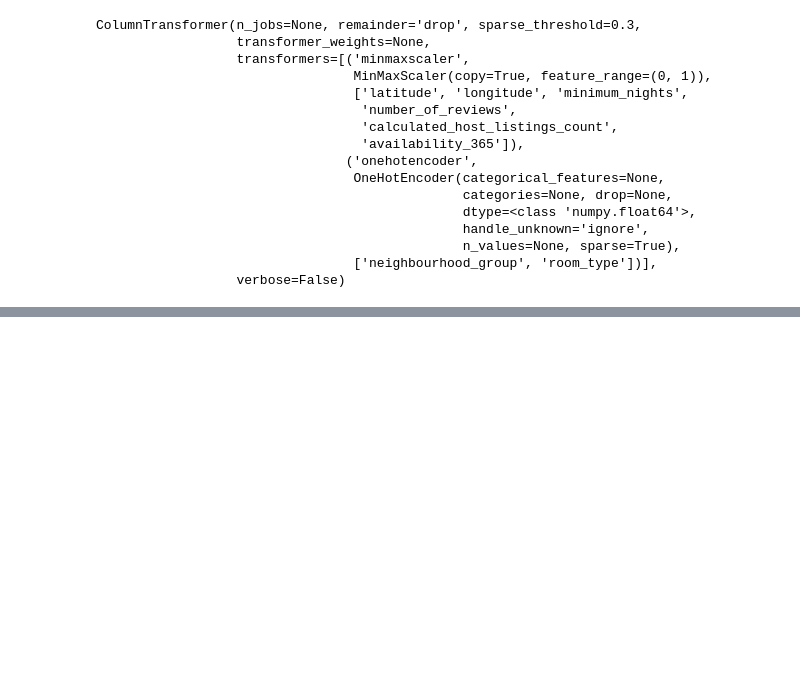
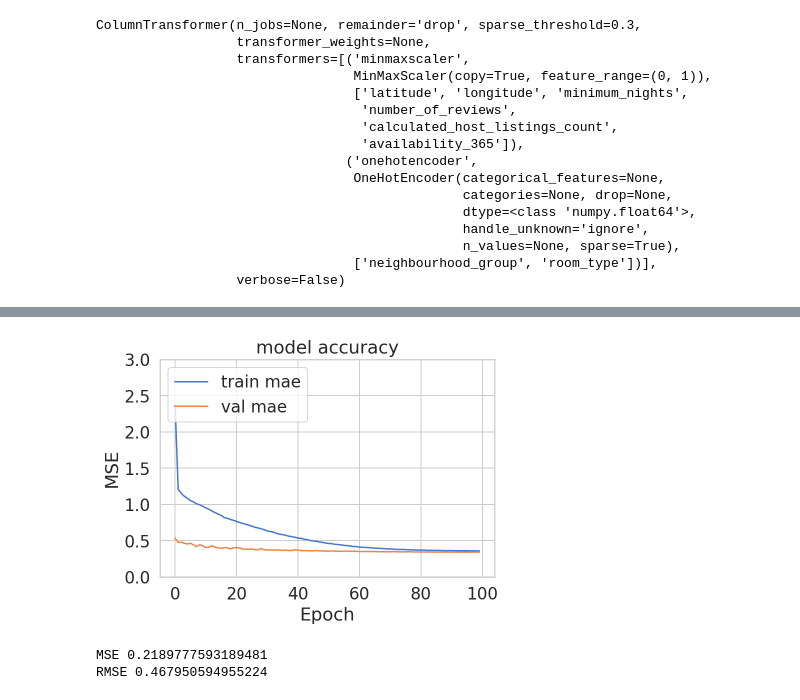
Before and after one commit to JavierOramas/HGML, a Jupyter notebook: lesson3.ipynb, the cells around one changed output, grey strips where cells are left out. Cells and saved outputs as stored; diff of their text form; code cells hidden in the pictures; blank space fills up the shorter version.

Commit message:
training

```diff
--- a/lesson3.ipynb
+++ b/lesson3.ipynb
@@ -136,0 +151,24 @@ x_train, x_test, y_train, y_test =\
+# %%
+model.compile(
+    optimizer = keras.optimizers.Adam(0.0001),
+    loss = 'mae',
+    metrics = ['mae']
+)
+# %%
+BATCH_SIZE = 32
+
+early_stop = keras.callbacks.EarlyStopping(
+    monitor='val_mae',
+    mode='min',
+    patience=10
+)
+
+history = model.fit(
+    x=x_train,
+    y=y_train,
+    shuffle=True,
+    epochs=100,
+    validation_split=0.2,
+    batch_size=BATCH_SIZE,
+    callbacks=[early_stop]
+)
@@ -137,2 +193,24 @@ x_train, x_test, y_train, y_test =\
+# %%
+plt.plot(history.history['mae'])
+plt.plot(history.history['val_mae'])
+plt.title('model accuracy')
+plt.ylabel('MSE')
+plt.xlabel('Epoch')
+plt.ylim((0, 3)) # Uncomment this when showing you model for pay raise
+plt.legend(['train mae', 'val mae'], loc='upper left');
+# %% [output]
+[figure, added]
+# %%
+from sklearn.metrics import mean_squared_error
+from math import sqrt
+from sklearn.metrics import r2_score
+
+y_pred = model.predict(x_test)
+
+print(f'MSE {mean_squared_error(y_test, y_pred)}')
+print(f'RMSE {np.sqrt(mean_squared_error(y_test, y_pred))}')
+# %% [output]
+MSE 0.2189777593189481
+RMSE 0.467950594955224
 # %%
 # %% [output]
```
Also changed, not shown: parts of 8 cells of this notebook.
